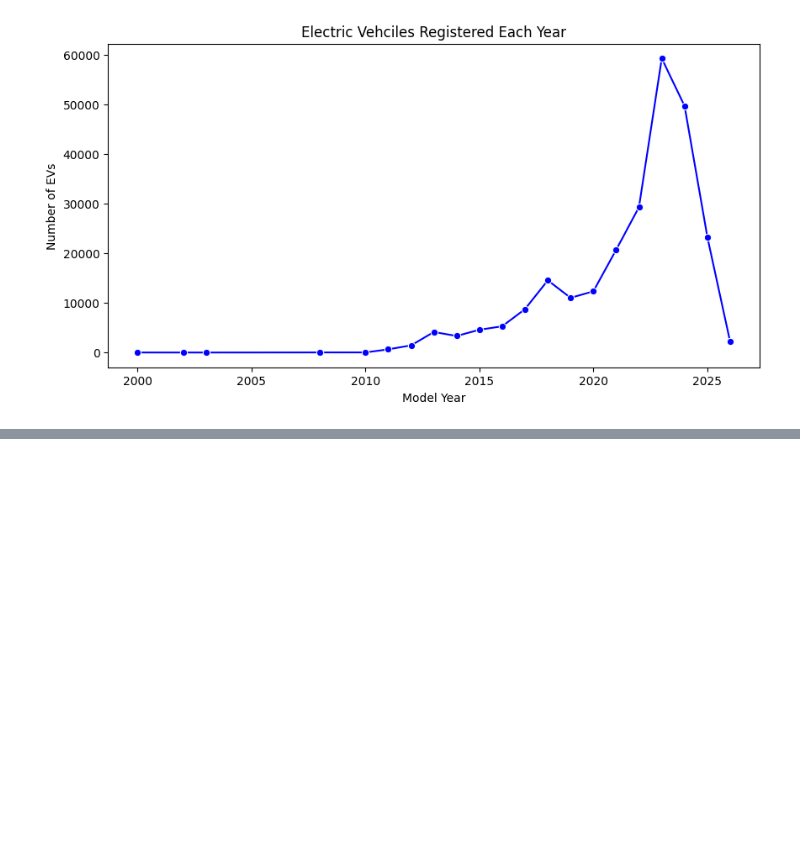
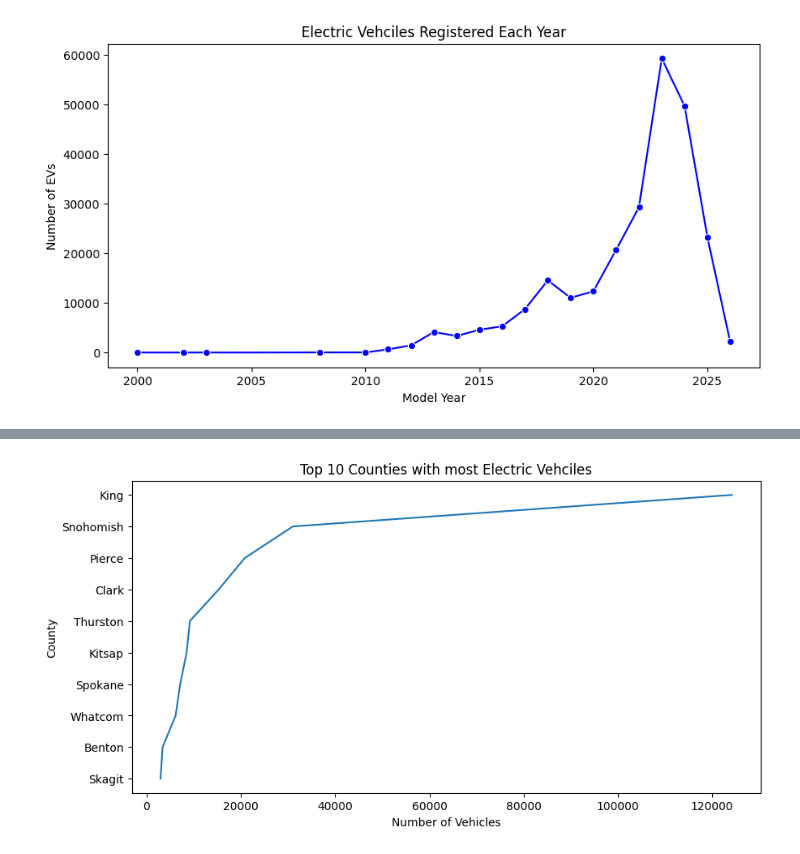
Before and after one commit to build-summer-2025/async-final-project-purple-TT-Abdulrahman-, a Jupyter notebook: final_project_Abdul.ipynb, the cells around one changed output, grey strips where cells are left out. Saved outputs shown, nothing was run; the diff lists cells and outputs as text; code cells hidden in the pictures; blank space fills up the shorter version.

```diff
--- a/final_project_Abdul.ipynb
+++ b/final_project_Abdul.ipynb
@@ -34,0 +65,13 @@ plt.show()
+# %%
+# 4. Which counties have the most electric vehicles?
+
+top_counties = e_v_p_df["County"].value_counts().head(10)
+
+plt.figure(figsize=(10,5))
+sns.lineplot(x=top_counties.values, y=top_counties.index, palette="cubehelix")
+plt.title("Top 10 Counties with most Electric Vehciles")
+plt.xlabel("Number of Vehicles")
+plt.ylabel("County")
+plt.show()
+# %% [output]
+[figure, added]
```
Also changed, not shown: parts of 4 cells of this notebook, 4 other files.
